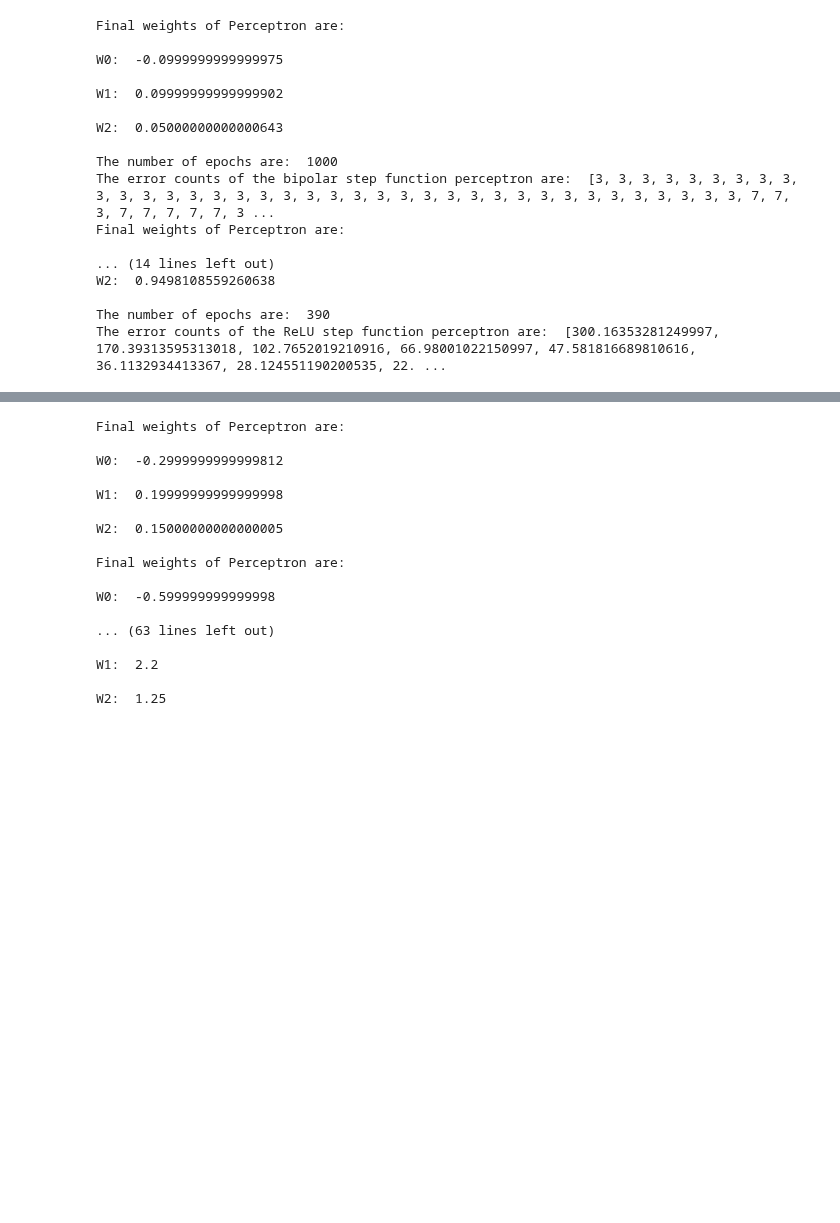
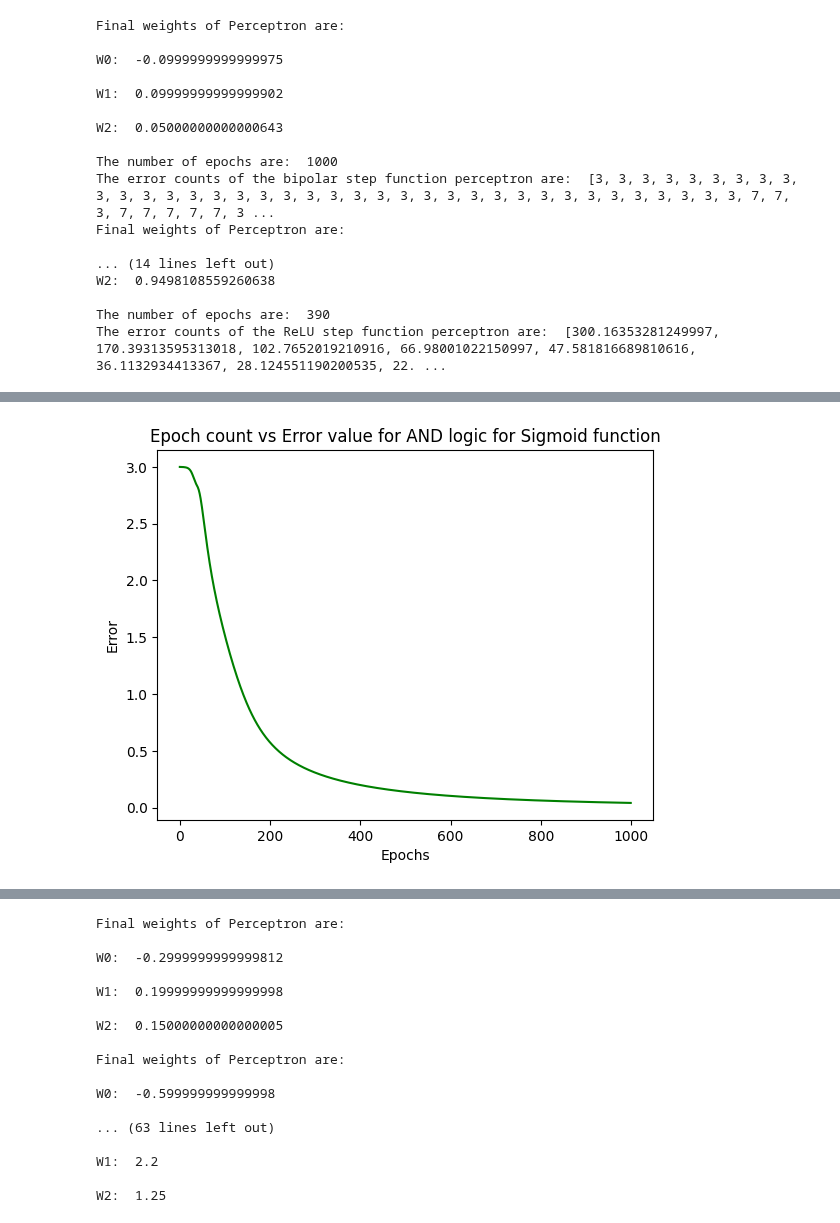
Before and after one commit to Kartik-3-programmer/Machine-Learning, a Jupyter notebook: ML_Lab_05_Codes.ipynb, the cells around one changed output, grey strips where cells are left out. Drawn from its saved outputs; the diff is of its cells as text; code cells hidden in the pictures; blank space fills up the shorter version.

```diff
--- a/ML_Lab_05_Codes.ipynb
+++ b/ML_Lab_05_Codes.ipynb
@@ -171,0 +181,9 @@ The error counts of the ReLU step function perceptron are:  [300.16353281249997,
+# %%
+# Plotting the error values vs Epoch values graph for Sigmoid function
+plt.plot(range(epochs_count_sigmoid), error_count_sigmoid, color='green')
+plt.xlabel('Epochs')
+plt.ylabel('Error')
+plt.title('Epoch count vs Error value for AND logic for Sigmoid function')
+plt.show()
+# %% [output]
+[figure, added]
```
Also changed, not shown: parts of 2 cells of this notebook.
